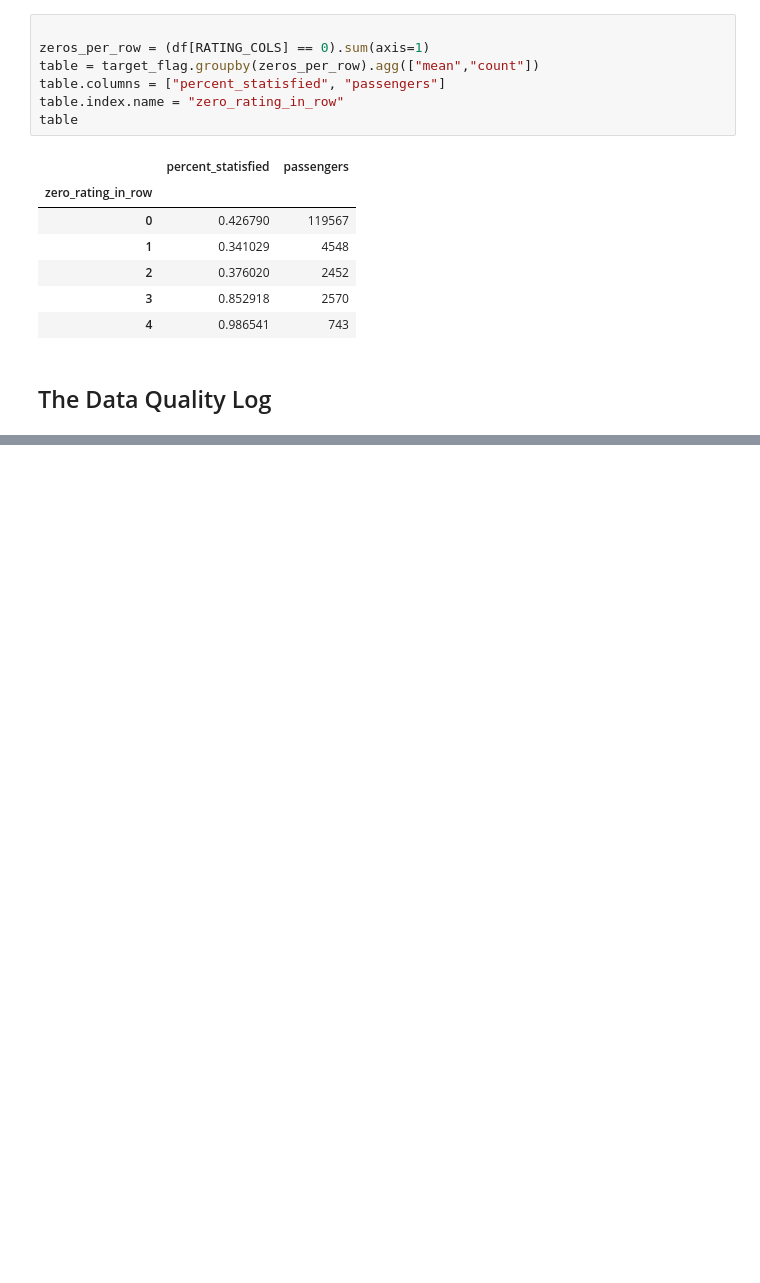
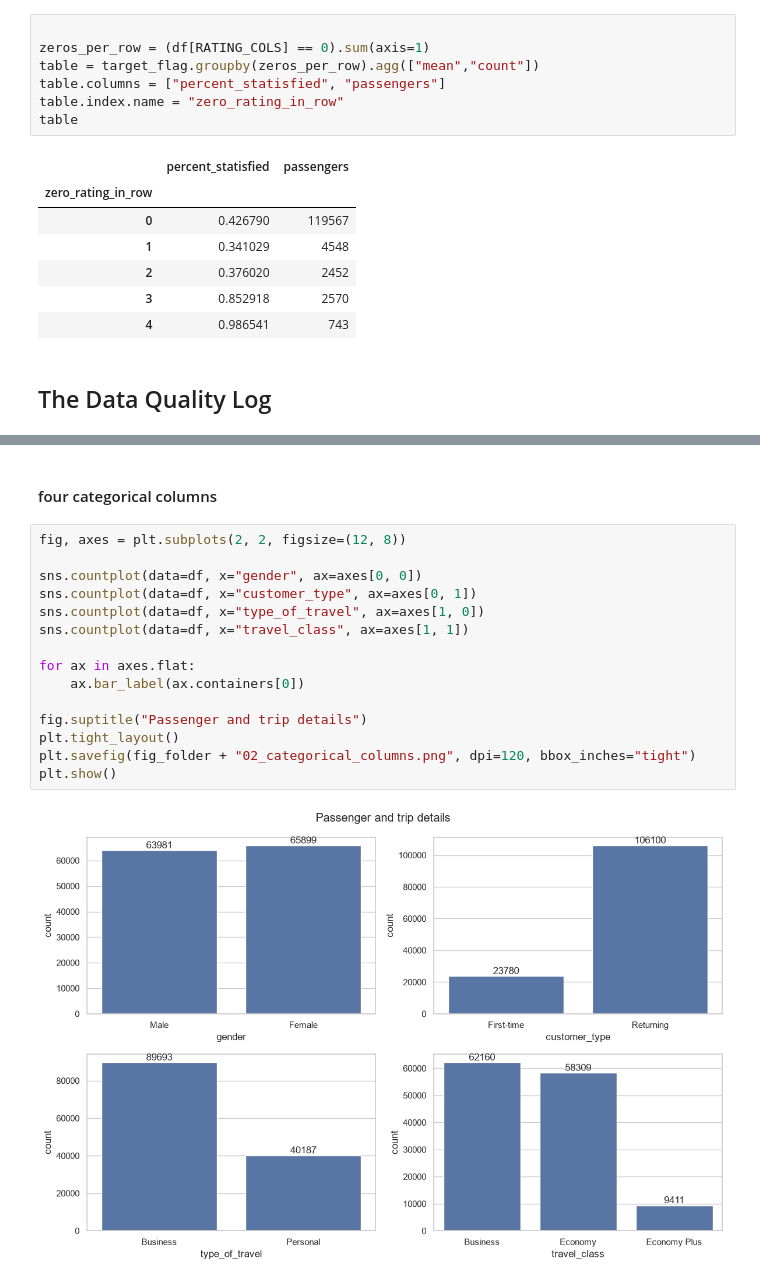
Before and after one commit to Siddharthkeshwani/airline-satisfaction-ml, a Jupyter notebook: notebooks/02_data_understanding_eda.ipynb, the cells around one changed output, grey strips where cells are left out. Saved outputs shown, nothing was run; the diff lists cells and outputs as text; blank space fills up the shorter version.

```diff
--- a/notebooks/02_data_understanding_eda.ipynb
+++ b/notebooks/02_data_understanding_eda.ipynb
@@ -557,0 +634,19 @@ Saved 13 rows to reports/data_quality_log.csv
+# %% [markdown]
+#### four categorical columns
+# %%
+fig, axes = plt.subplots(2, 2, figsize=(12, 8))
+
+sns.countplot(data=df, x="gender", ax=axes[0, 0])
+sns.countplot(data=df, x="customer_type", ax=axes[0, 1])
+sns.countplot(data=df, x="type_of_travel", ax=axes[1, 0])
+sns.countplot(data=df, x="travel_class", ax=axes[1, 1])
+
+for ax in axes.flat:
+    ax.bar_label(ax.containers[0])
+
+fig.suptitle("Passenger and trip details")
+plt.tight_layout()
+plt.savefig(fig_folder + "02_categorical_columns.png", dpi=120, bbox_inches="tight")
+plt.show()
+# %% [output]
+[figure, added]
```
Also changed, not shown: parts of 65 cells of this notebook, 20 other files.
